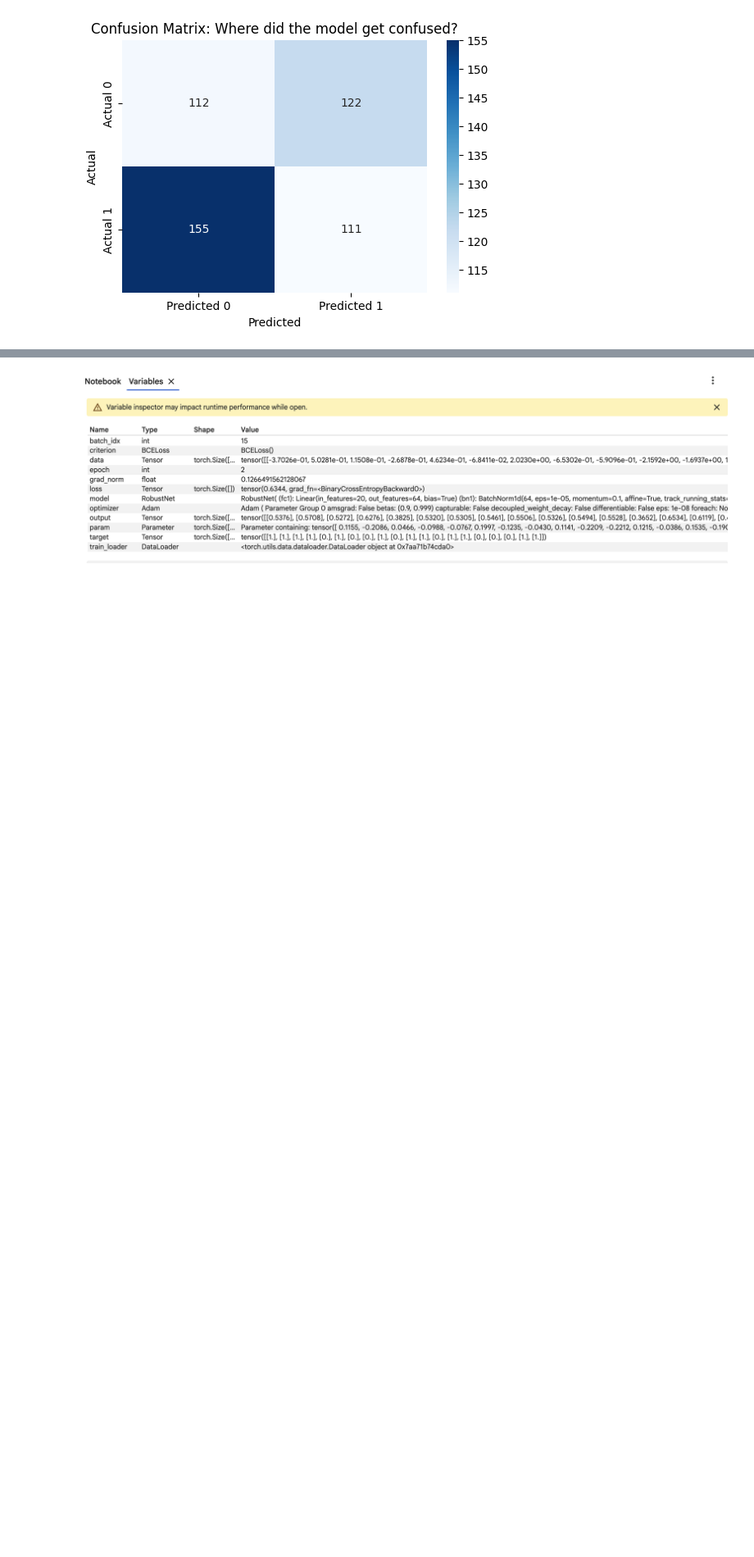
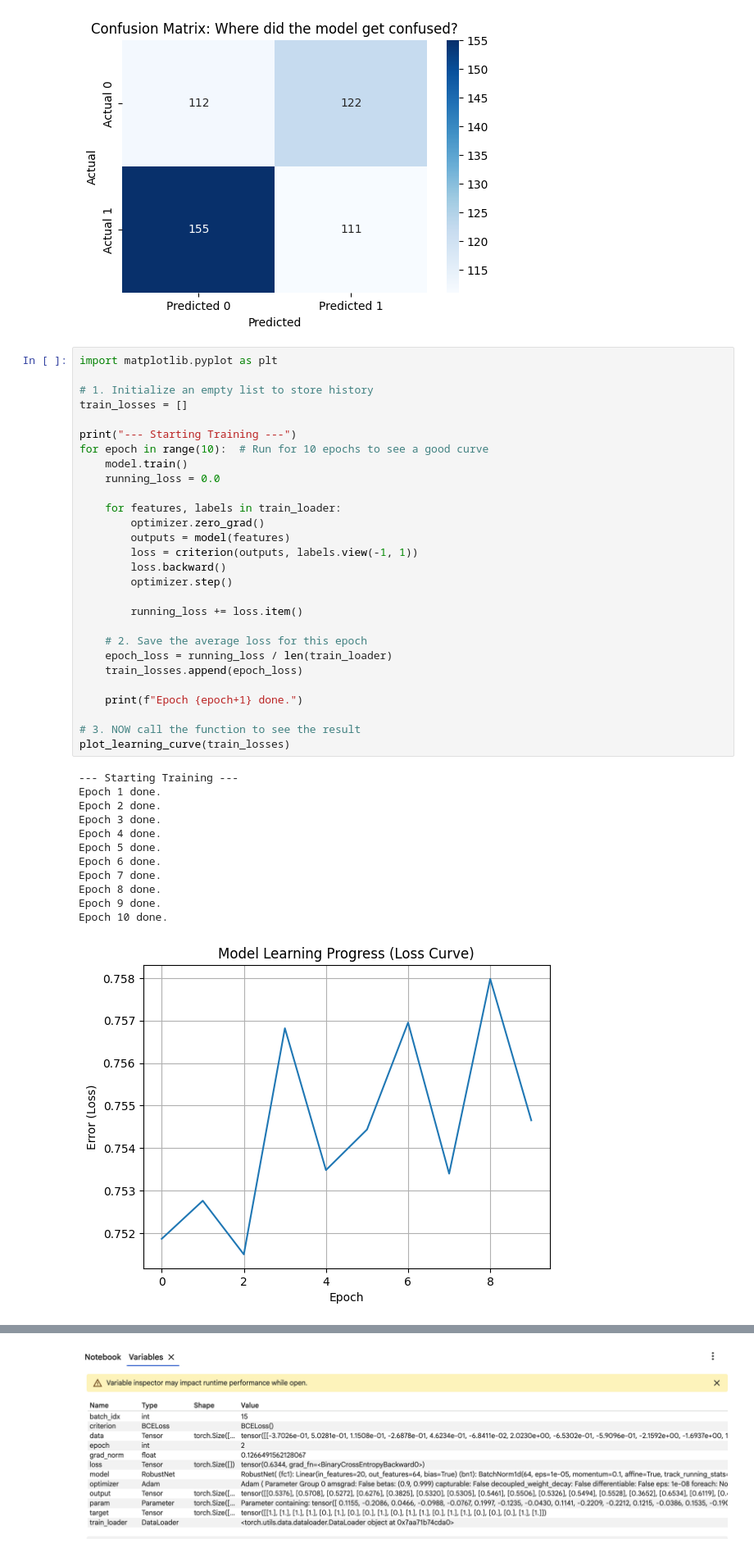
Before and after one commit to AidaSadeghi/Deep-Learning-with-pytorch, a Jupyter notebook: Intermediate_PyTorch.ipynb, the cells around one changed output, grey strips where cells are left out. Shown at 82% size. Saved outputs shown, nothing was run; the diff lists cells and outputs as text; blank space fills up the shorter version.

```diff
--- a/Intermediate_PyTorch.ipynb
+++ b/Intermediate_PyTorch.ipynb
@@ -260,3 +260,44 @@ evaluate_model(model, train_loader)
    macro avg       0.45      0.45      0.45       500
 weighted avg       0.45      0.45      0.45       500
 [figure]
+# %%
+import matplotlib.pyplot as plt
+
+# 1. Initialize an empty list to store history
+train_losses = []
+
+print("--- Starting Training ---")
+for epoch in range(10):  # Run for 10 epochs to see a good curve
+    model.train()
+    running_loss = 0.0
+
+    for features, labels in train_loader:
+        optimizer.zero_grad()
+        outputs = model(features)
+        loss = criterion(outputs, labels.view(-1, 1))
+        loss.backward()
+        optimizer.step()
+
+        running_loss += loss.item()
+
+    # 2. Save the average loss for this epoch
+    epoch_loss = running_loss / len(train_loader)
+    train_losses.append(epoch_loss)
+
+    print(f"Epoch {epoch+1} done.")
+
+# 3. NOW call the function to see the result
+plot_learning_curve(train_losses)
+# %% [output]
+--- Starting Training ---
+Epoch 1 done.
+Epoch 2 done.
+Epoch 3 done.
+Epoch 4 done.
+Epoch 5 done.
+Epoch 6 done.
+Epoch 7 done.
+Epoch 8 done.
+Epoch 9 done.
+Epoch 10 done.
+[figure, added]
```
Also changed, not shown: parts of 2 cells of this notebook.
